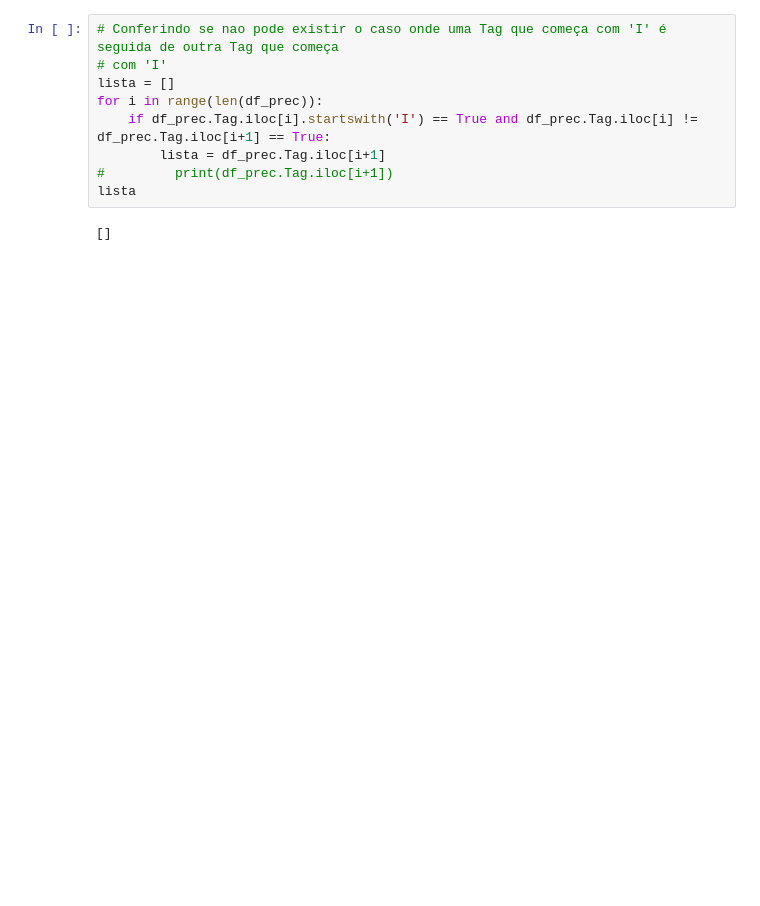
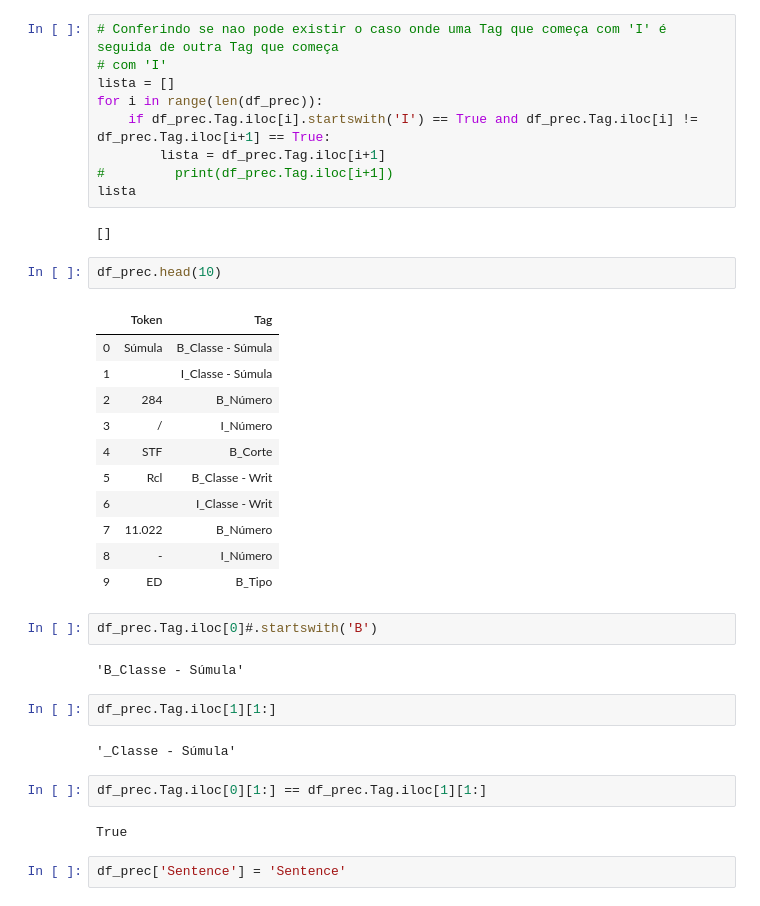
Before and after one commit to felipeasilva1/doccano, a Jupyter notebook: ncdj-tools/export_utility/03 - Precedentes.ipynb, the cells around one changed output. Saved outputs shown, nothing was run; the diff lists cells and outputs as text; blank space fills up the shorter version.

```diff
--- a/ncdj-tools/export_utility/03 - Precedentes.ipynb
+++ b/ncdj-tools/export_utility/03 - Precedentes.ipynb
@@ -190,3 +135,31 @@ for i in range(len(df_prec)):
 lista
 # %% [output]
 []
+# %%
+df_prec.head(10)
+# %% [output]
+|  | Token | Tag |
+| 0 | Súmula | B_Classe - Súmula |
+| 1 |  | I_Classe - Súmula |
+| 2 | 284 | B_Número |
+| 3 | / | I_Número |
+| 4 | STF | B_Corte |
+| 5 | Rcl | B_Classe - Writ |
+| 6 |  | I_Classe - Writ |
+| 7 | 11.022 | B_Número |
+| 8 | - | I_Número |
+| 9 | ED | B_Tipo |
+# %%
+df_prec.Tag.iloc[0]#.startswith('B')
+# %% [output]
+'B_Classe - Súmula'
+# %%
+df_prec.Tag.iloc[1][1:]
+# %% [output]
+'_Classe - Súmula'
+# %%
+df_prec.Tag.iloc[0][1:] == df_prec.Tag.iloc[1][1:]
+# %% [output]
+True
+# %%
+df_prec['Sentence'] = 'Sentence'
```
Also changed, not shown: parts of 17 cells of this notebook, 2 other files.
